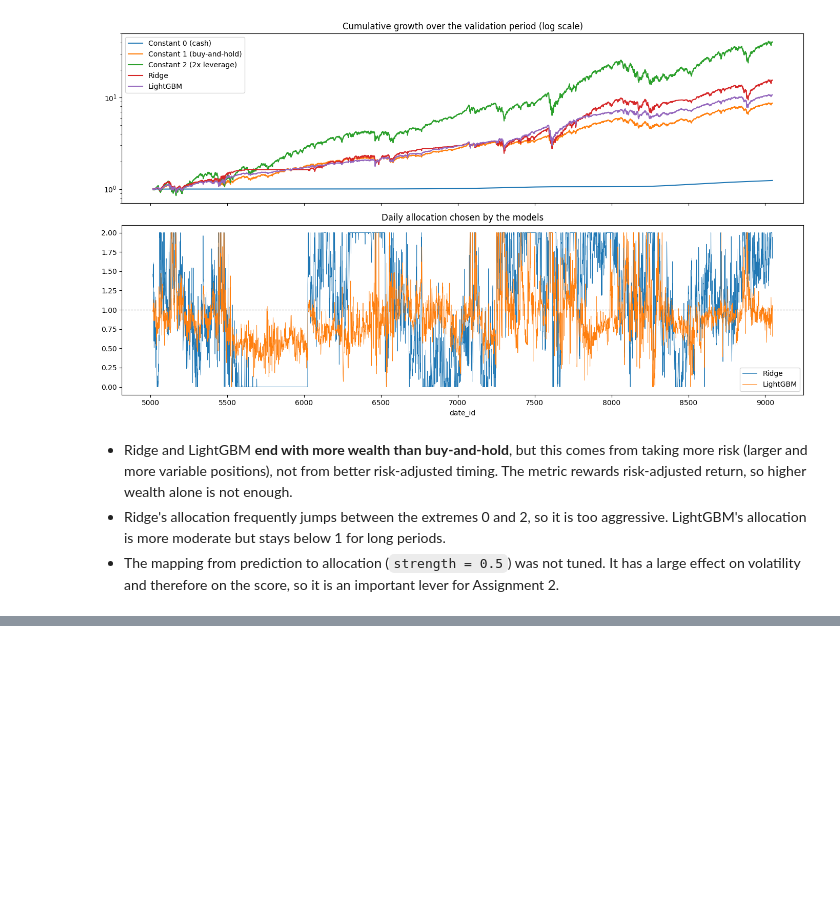
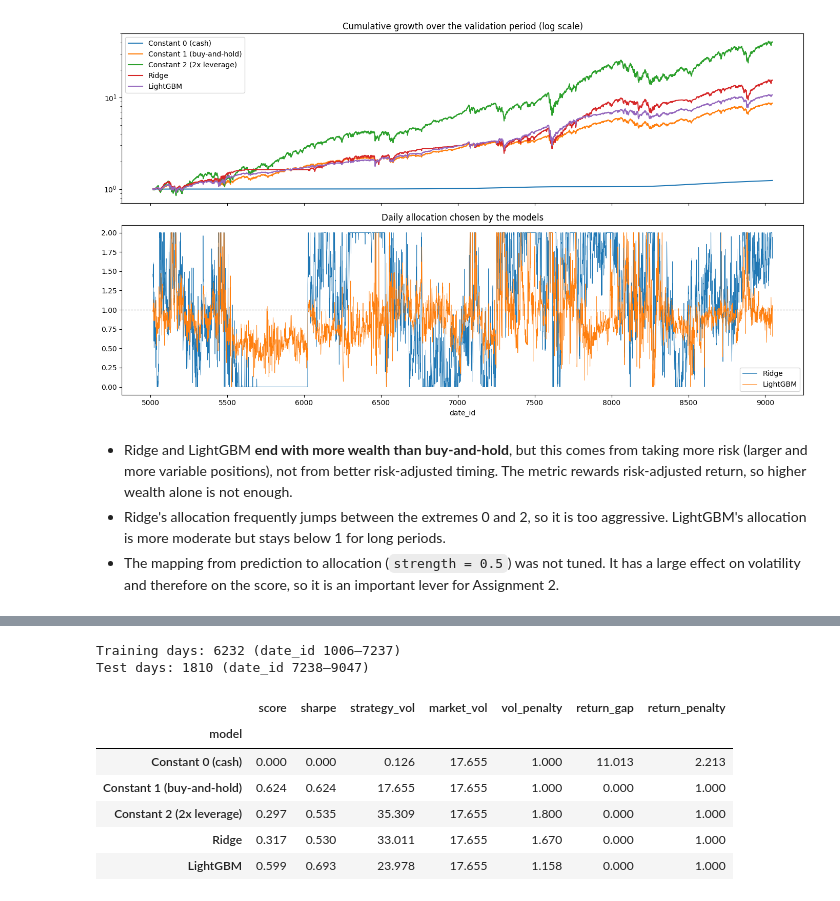
Before and after one commit to ceng313-2026/GROUP59_CENG313, a Jupyter notebook: assignment1_eda_baseline.ipynb, the cells around one changed output, grey strips where cells are left out. Saved outputs shown, nothing was run; the diff lists cells and outputs as text; code cells hidden in the pictures; blank space fills up the shorter version.

```diff
--- a/assignment1_eda_baseline.ipynb
+++ b/assignment1_eda_baseline.ipynb
@@ -451,0 +523,28 @@ plots.plot_strategies({name: r["allocations"].iloc[val_idx] for name, r in resul
+# %%
+ho_train_raw, ho_test = data.holdout_split(train, test_size=0.2)
+ho_train, _ = data.preprocess(ho_train_raw)
+print(f"Training days: {len(ho_train)} (date_id {ho_train.date_id.min()}–{ho_train.date_id.max()})")
+print(f"Test days: {len(ho_test)} (date_id {ho_test.date_id.min()}–{ho_test.date_id.max()})")
+
+holdout_rows, holdout_alloc = [], {}
+for name, factory in factories.items():
+    model = factory().fit(ho_train[model_features], ho_train[TARGET])
+    alloc = model.predict_allocation(ho_test[model_features])
+    holdout_alloc[name] = alloc
+    score, details = utils.adjusted_sharpe(
+        alloc, ho_test["forward_returns"], ho_test["risk_free_rate"], return_details=True
+    )
+    holdout_rows.append({"model": name, "score": score, **details})
+
+holdout_results = pd.DataFrame(holdout_rows).set_index("model").round(3)
+holdout_results
+# %% [output]
+Training days: 6232 (date_id 1006–7237)
+Test days: 1810 (date_id 7238–9047)
+|  | score | sharpe | strategy_vol | market_vol | vol_penalty | return_gap | return_penalty |
+| model |  |  |  |  |  |  |  |
+| Constant 0 (cash) | 0.000 | 0.000 | 0.126 | 17.655 | 1.000 | 11.013 | 2.213 |
+| Constant 1 (buy-and-hold) | 0.624 | 0.624 | 17.655 | 17.655 | 1.000 | 0.000 | 1.000 |
+| Constant 2 (2x leverage) | 0.297 | 0.535 | 35.309 | 17.655 | 1.800 | 0.000 | 1.000 |
+| Ridge | 0.317 | 0.530 | 33.011 | 17.655 | 1.670 | 0.000 | 1.000 |
+| LightGBM | 0.599 | 0.693 | 23.978 | 17.655 | 1.158 | 0.000 | 1.000 |
```
Also changed, not shown: parts of 25 cells of this notebook.
